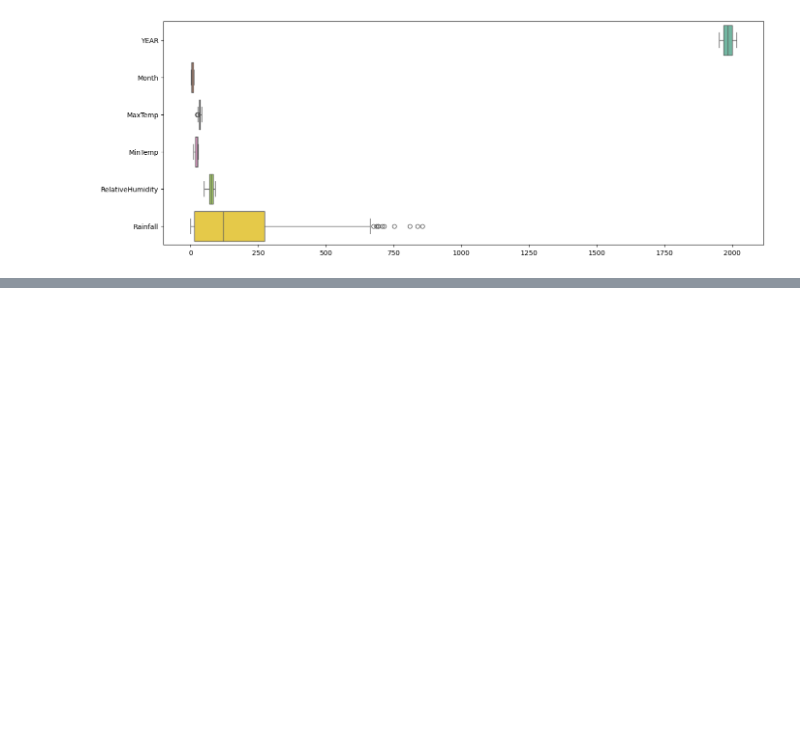
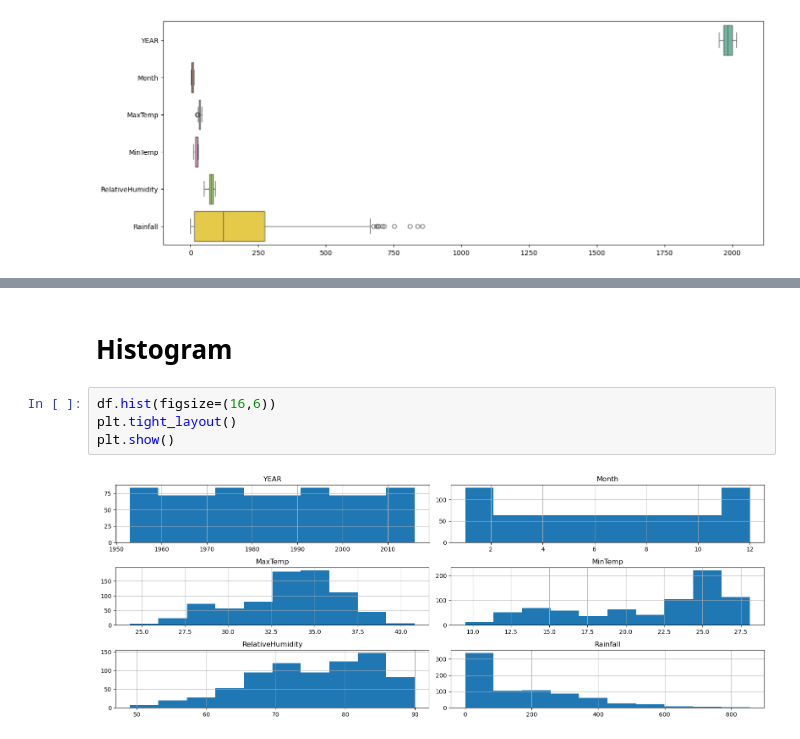
Before and after one commit to Shehab-Sarker/Data-Science-Basic, a Jupyter notebook: Explory_Data_Analysis.ipynb, the cells around one changed output, grey strips where cells are left out. Saved outputs shown, nothing was run; the diff lists cells and outputs as text; blank space fills up the shorter version.

```diff
--- a/Explory_Data_Analysis.ipynb
+++ b/Explory_Data_Analysis.ipynb
@@ -145,0 +180,8 @@ ax=sns.boxplot(data=df,orient="h",palette="Set2")
+# %% [markdown]
+# Histogram
+# %%
+df.hist(figsize=(16,6))
+plt.tight_layout()
+plt.show()
+# %% [output]
+[figure, added]
```
Also changed, not shown: parts of 21 cells of this notebook.
